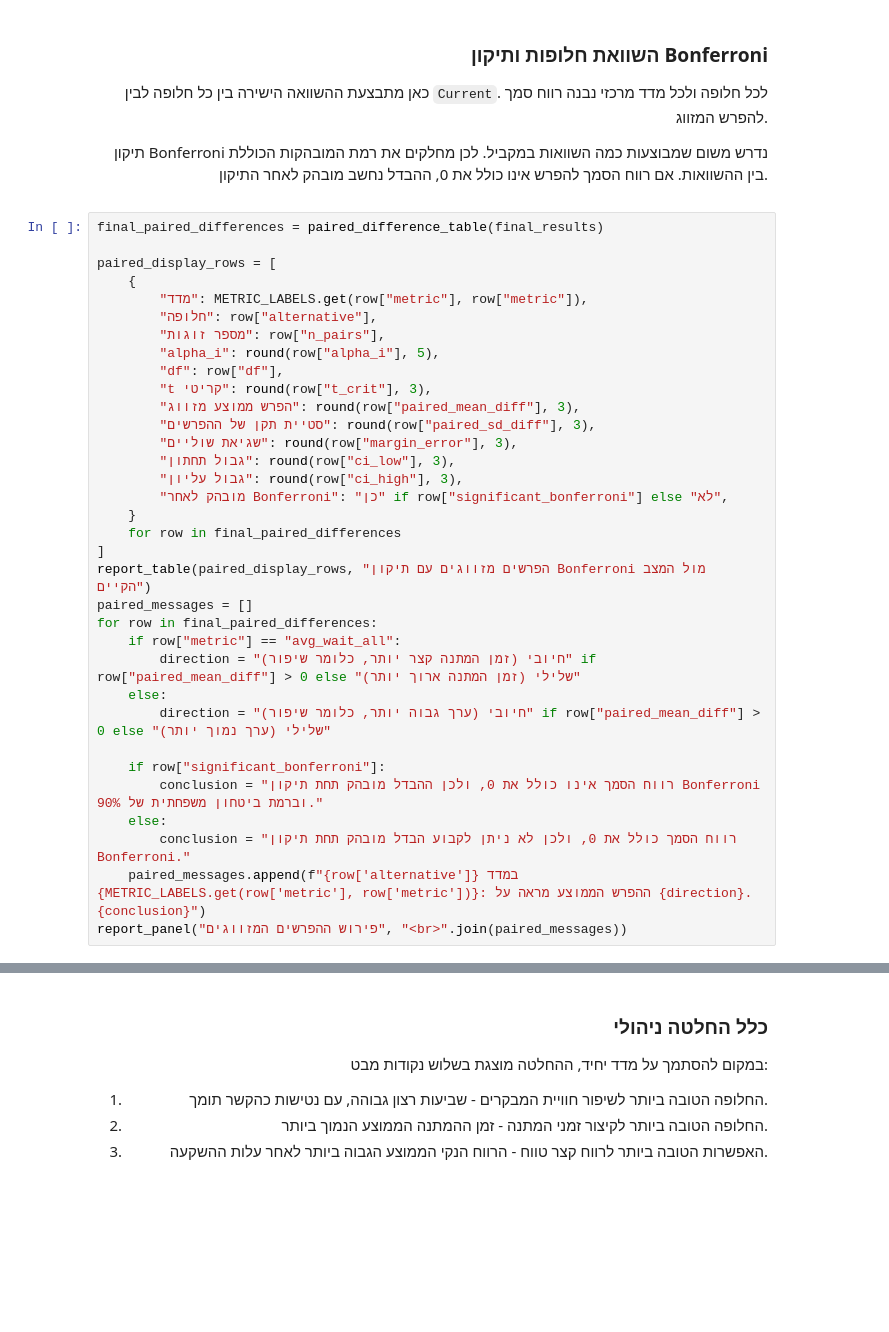
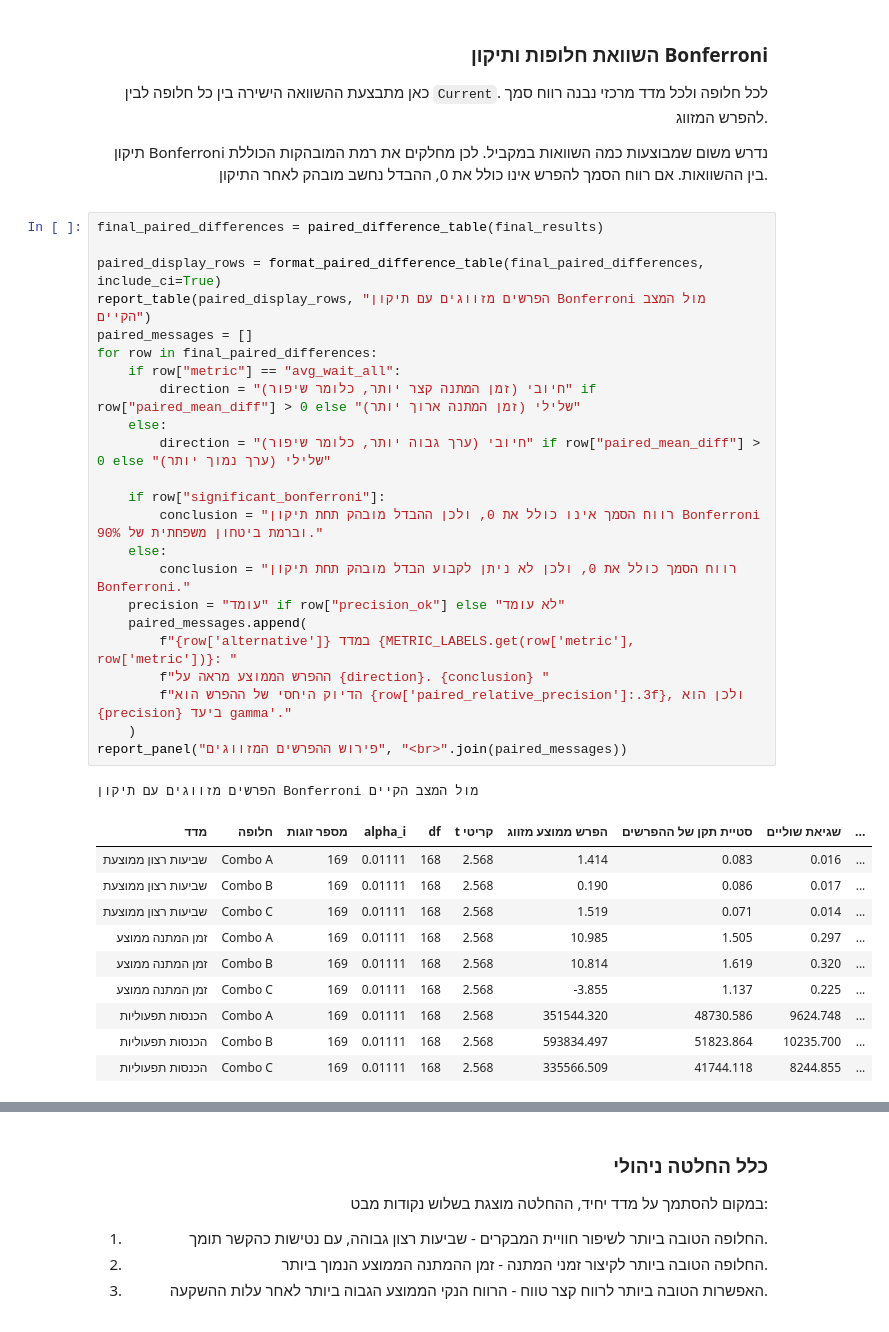
Before and after one commit to elattiass/SimulationPartB, a Jupyter notebook: Queuechella_Colab_Simulation_Report (4).ipynb, the cells around one changed output, grey strips where cells are left out. Saved outputs shown, nothing was run; the diff lists cells and outputs as text; blank space fills up the shorter version.

```diff
--- a/Queuechella_Colab_Simulation_Report (4).ipynb
+++ b/Queuechella_Colab_Simulation_Report (4).ipynb
@@ -3212,34 +3400,35 @@ report_panel("פירוש המדדים המשניים", secondary_interpretation)
 # %%
 final_paired_differences = paired_difference_table(final_results)
 
-paired_display_rows = [
-    {
-        "מדד": METRIC_LABELS.get(row["metric"], row["metric"]),
-        "חלופה": row["alternative"],
-        "מספר זוגות": row["n_pairs"],
-        "alpha_i": round(row["alpha_i"], 5),
-        "df": row["df"],
-        "t קריטי": round(row["t_crit"], 3),
-        "הפרש ממוצע מזווג": round(row["paired_mean_diff"], 3),
-        "סטיית תקן של ההפרשים": round(row["paired_sd_diff"], 3),
-        "שגיאת שוליים": round(row["margin_error"], 3),
-        "גבול תחתון": round(row["ci_low"], 3),
-        "גבול עליון": round(row["ci_high"], 3),
-        "מובהק לאחר Bonferroni": "כן" if row["significant_bonferroni"] else "לא",
-    }
-    for row in final_paired_differences
-]
+paired_display_rows = format_paired_difference_table(final_paired_differences, include_ci=True)
 report_table(paired_display_rows, "הפרשים מזווגים עם תיקון Bonferroni מול המצב הקיים")
 paired_messages = []
 for row in final_paired_differences:
     if row["metric"] == "avg_wait_all":
         direction = "חיובי (זמן המתנה קצר יותר, כלומר שיפור)" if row["paired_mean_diff"] > 0 else "שלילי (זמן המתנה ארוך יותר)"
     else:
         direction = "חיובי (ערך גבוה יותר, כלומר שיפור)" if row["paired_mean_diff"] > 0 else "שלילי (ערך נמוך יותר)"
 
     if row["significant_bonferroni"]:
         conclusion = "רווח הסמך אינו כולל את 0, ולכן ההבדל מובהק תחת תיקון Bonferroni וברמת ביטחון משפחתית של 90%."
     else:
         conclusion = "רווח הסמך כולל את 0, ולכן לא ניתן לקבוע הבדל מובהק תחת תיקון Bonferroni."
-    paired_messages.append(f"{row['alternative']} במדד {METRIC_LABELS.get(row['metric'], row['metric'])}: ההפרש הממוצע מראה על {direction}. {conclusion}")
+    precision = "עומד" if row["precision_ok"] else "לא עומד"
+    paired_messages.append(
+        f"{row['alternative']} במדד {METRIC_LABELS.get(row['metric'], row['metric'])}: "
+        f"ההפרש הממוצע מראה על {direction}. {conclusion} "
+        f"הדיוק היחסי של ההפרש הוא {row['paired_relative_precision']:.3f}, ולכן הוא {precision} ביעד gamma'."
+    )
 report_panel("פירוש ההפרשים המזווגים", "<br>".join(paired_messages))
+# %% [output]
+הפרשים מזווגים עם תיקון Bonferroni מול המצב הקיים
+| מדד | חלופה | מספר זוגות | alpha_i | df | t קריטי | הפרש ממוצע מזווג | סטיית תקן של ההפרשים | שגיאת שוליים | ... |
+| שביעות רצון ממוצעת | Combo A | 169 | 0.01111 | 168 | 2.568 | 1.414 | 0.083 | 0.016 | ... |
+| שביעות רצון ממוצעת | Combo B | 169 | 0.01111 | 168 | 2.568 | 0.190 | 0.086 | 0.017 | ... |
+| שביעות רצון ממוצעת | Combo C | 169 | 0.01111 | 168 | 2.568 | 1.519 | 0.071 | 0.014 | ... |
+| זמן המתנה ממוצע | Combo A | 169 | 0.01111 | 168 | 2.568 | 10.985 | 1.505 | 0.297 | ... |
+| זמן המתנה ממוצע | Combo B | 169 | 0.01111 | 168 | 2.568 | 10.814 | 1.619 | 0.320 | ... |
+| זמן המתנה ממוצע | Combo C | 169 | 0.01111 | 168 | 2.568 | -3.855 | 1.137 | 0.225 | ... |
+| הכנסות תפעוליות | Combo A | 169 | 0.01111 | 168 | 2.568 | 351544.320 | 48730.586 | 9624.748 | ... |
+| הכנסות תפעוליות | Combo B | 169 | 0.01111 | 168 | 2.568 | 593834.497 | 51823.864 | 10235.700 | ... |
+| הכנסות תפעוליות | Combo C | 169 | 0.01111 | 168 | 2.568 | 335566.509 | 41744.118 | 8244.855 | ... |
```
Also changed, not shown: parts of 17 cells of this notebook.
